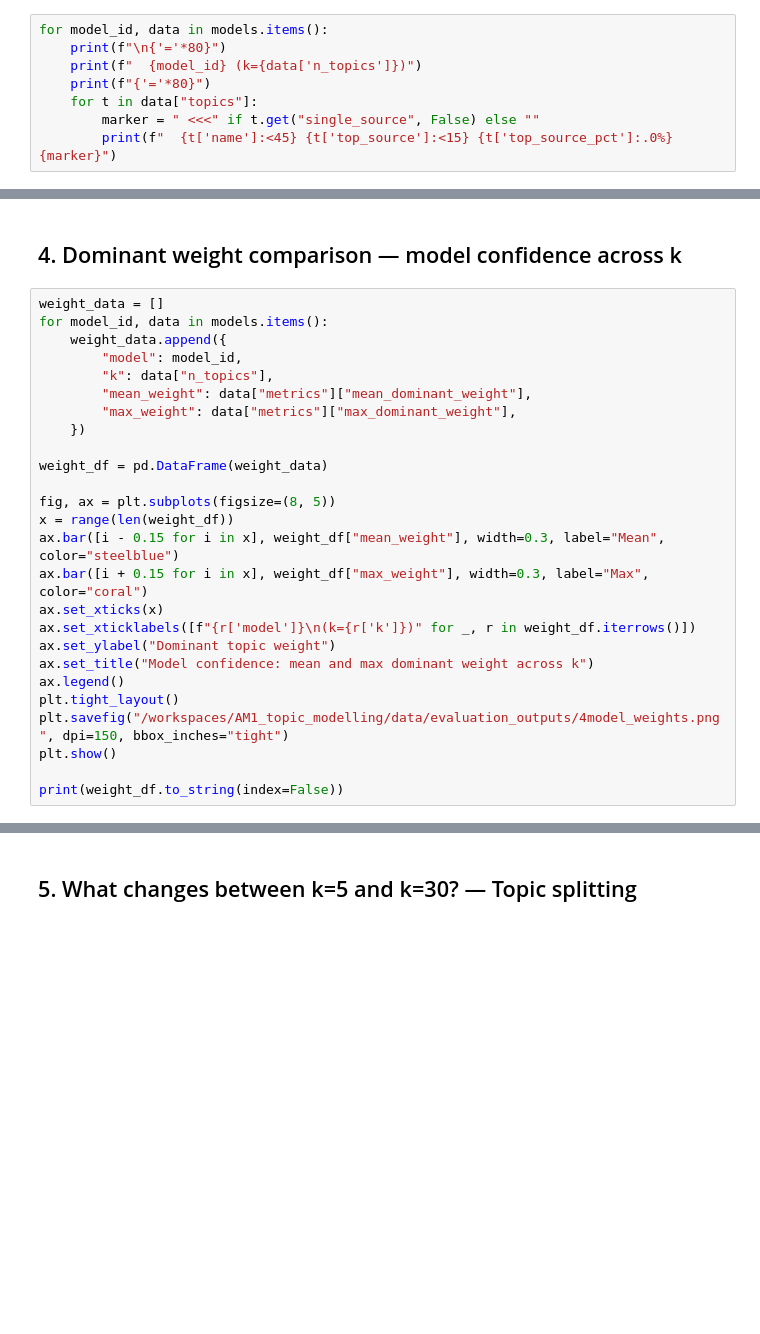
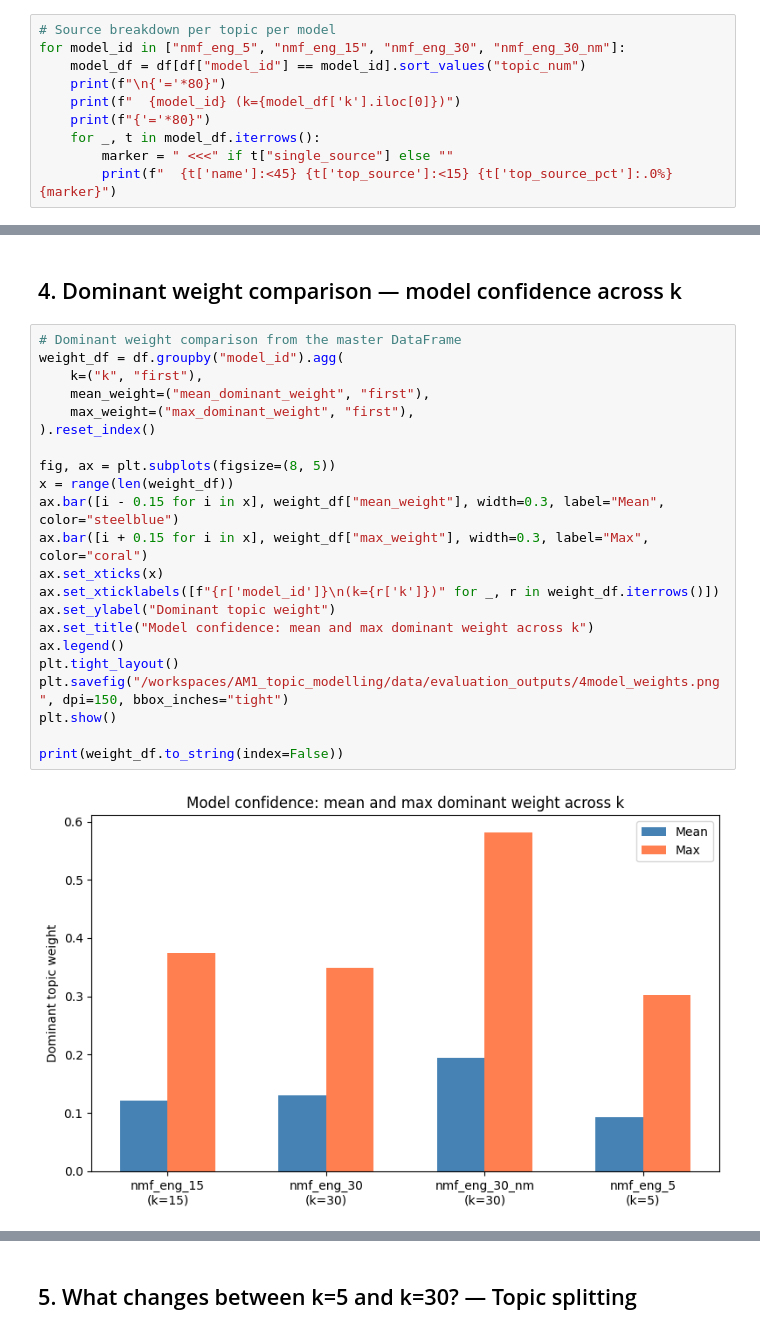
Before and after one commit to Yorkel/atlas-ed, a Jupyter notebook: experiments/notebooks/analysis/analysis_nmf_eng_4models.ipynb, the cells around one changed output, grey strips where cells are left out. Saved outputs shown, nothing was run; the diff lists cells and outputs as text; blank space fills up the shorter version.

```diff
--- a/experiments/notebooks/analysis/analysis_nmf_eng_4models.ipynb
+++ b/experiments/notebooks/analysis/analysis_nmf_eng_4models.ipynb
@@ -112,8 +170,10 @@ plt.show()
 # %%
-for model_id, data in models.items():
+# Source breakdown per topic per model
+for model_id in ["nmf_eng_5", "nmf_eng_15", "nmf_eng_30", "nmf_eng_30_nm"]:
+    model_df = df[df["model_id"] == model_id].sort_values("topic_num")
     print(f"\n{'='*80}")
-    print(f"  {model_id} (k={data['n_topics']})")
+    print(f"  {model_id} (k={model_df['k'].iloc[0]})")
     print(f"{'='*80}")
-    for t in data["topics"]:
-        marker = " <<<" if t.get("single_source", False) else ""
+    for _, t in model_df.iterrows():
+        marker = " <<<" if t["single_source"] else ""
         print(f"  {t['name']:<45} {t['top_source']:<15} {t['top_source_pct']:.0%}{marker}")
@@ -120,28 +200,26 @@ for model_id, data in models.items():
 # %% [markdown]
 ## 4. Dominant weight comparison — model confidence across k
 # %%
-weight_data = []
-for model_id, data in models.items():
-    weight_data.append({
-        "model": model_id,
-        "k": data["n_topics"],
-        "mean_weight": data["metrics"]["mean_dominant_weight"],
-        "max_weight": data["metrics"]["max_dominant_weight"],
-    })
-
-weight_df = pd.DataFrame(weight_data)
+# Dominant weight comparison from the master DataFrame
+weight_df = df.groupby("model_id").agg(
+    k=("k", "first"),
+    mean_weight=("mean_dominant_weight", "first"),
+    max_weight=("max_dominant_weight", "first"),
+).reset_index()
 
 fig, ax = plt.subplots(figsize=(8, 5))
 x = range(len(weight_df))
 ax.bar([i - 0.15 for i in x], weight_df["mean_weight"], width=0.3, label="Mean", color="steelblue")
 ax.bar([i + 0.15 for i in x], weight_df["max_weight"], width=0.3, label="Max", color="coral")
 ax.set_xticks(x)
-ax.set_xticklabels([f"{r['model']}\n(k={r['k']})" for _, r in weight_df.iterrows()])
+ax.set_xticklabels([f"{r['model_id']}\n(k={r['k']})" for _, r in weight_df.iterrows()])
 ax.set_ylabel("Dominant topic weight")
 ax.set_title("Model confidence: mean and max dominant weight across k")
 ax.legend()
 plt.tight_layout()
 plt.savefig("/workspaces/AM1_topic_modelling/data/evaluation_outputs/4model_weights.png", dpi=150, bbox_inches="tight")
 plt.show()
 
 print(weight_df.to_string(index=False))
+# %% [output]
+[figure, added]
```
Also changed, not shown: parts of 26 cells of this notebook.
